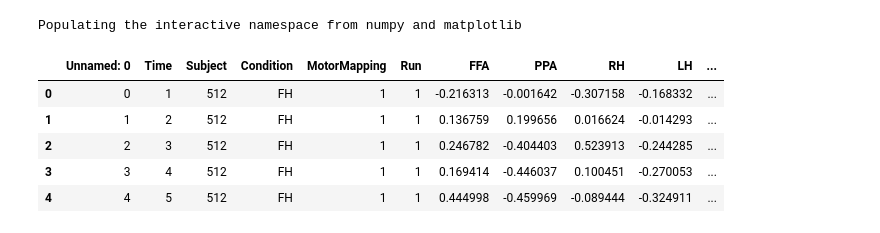
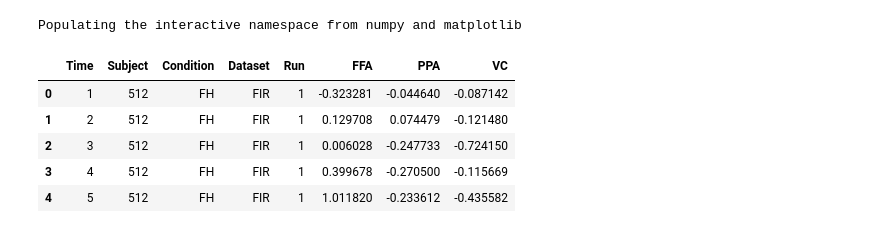
Before and after one commit to kaihwang/TDSigEI, a Jupyter notebook: MTD/Run_MTD.ipynb, the cells around one changed output. Saved outputs shown, nothing was run; the diff lists cells and outputs as text; code cells hidden in the pictures.

```diff
--- a/MTD/Run_MTD.ipynb
+++ b/MTD/Run_MTD.ipynb
@@ -10,15 +11,15 @@ from MTD import *
 Populating the interactive namespace from numpy and matplotlib
 # %%
 #read data
-#%run SC_dataframe.py
-TS_df = pd.read_csv('../Data/TS_FIRReg_df.csv')
+%run dataframe_ts.py
+#TS_df = pd.read_csv('../Data/TS_FIRReg_df.csv')
 TS_df.head()
 # %% [output]
-|  | Unnamed: 0 | Time | Subject | Condition | MotorMapping | Run | FFA | PPA | RH | LH | ... |
-| 0 | 0 | 1 | 512 | FH | 1 | 1 | -0.216313 | -0.001642 | -0.307158 | -0.168332 | ... |
-| 1 | 1 | 2 | 512 | FH | 1 | 1 | 0.136759 | 0.199656 | 0.016624 | -0.014293 | ... |
-| 2 | 2 | 3 | 512 | FH | 1 | 1 | 0.246782 | -0.404403 | 0.523913 | -0.244285 | ... |
-| 3 | 3 | 4 | 512 | FH | 1 | 1 | 0.169414 | -0.446037 | 0.100451 | -0.270053 | ... |
-| 4 | 4 | 5 | 512 | FH | 1 | 1 | 0.444998 | -0.459969 | -0.089444 | -0.324911 | ... |
+|  | Time | Subject | Condition | Dataset | Run | FFA | PPA | VC |
+| 0 | 1 | 512 | FH | FIR | 1 | -0.323281 | -0.044640 | -0.087142 |
+| 1 | 2 | 512 | FH | FIR | 1 | 0.129708 | 0.074479 | -0.121480 |
+| 2 | 3 | 512 | FH | FIR | 1 | 0.006028 | -0.247733 | -0.724150 |
+| 3 | 4 | 512 | FH | FIR | 1 | 0.399678 | -0.270500 | -0.115669 |
+| 4 | 5 | 512 | FH | FIR | 1 | 1.011820 | -0.233612 | -0.435582 |
 # %%
 Subjects = [503,505,508,509,510,512,513,516,517,518,519,523,527,528,529,530,531,532,534,536,537,539,540,542,546,547,549,550]
```
Also changed, not shown: parts of 8 cells of this notebook, 1 other file.
